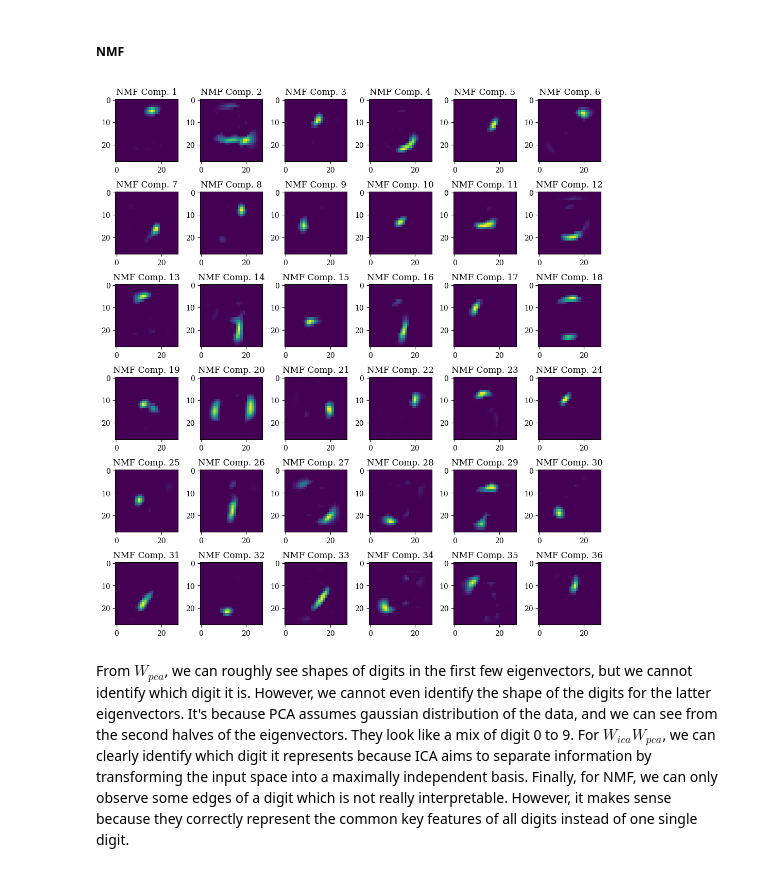
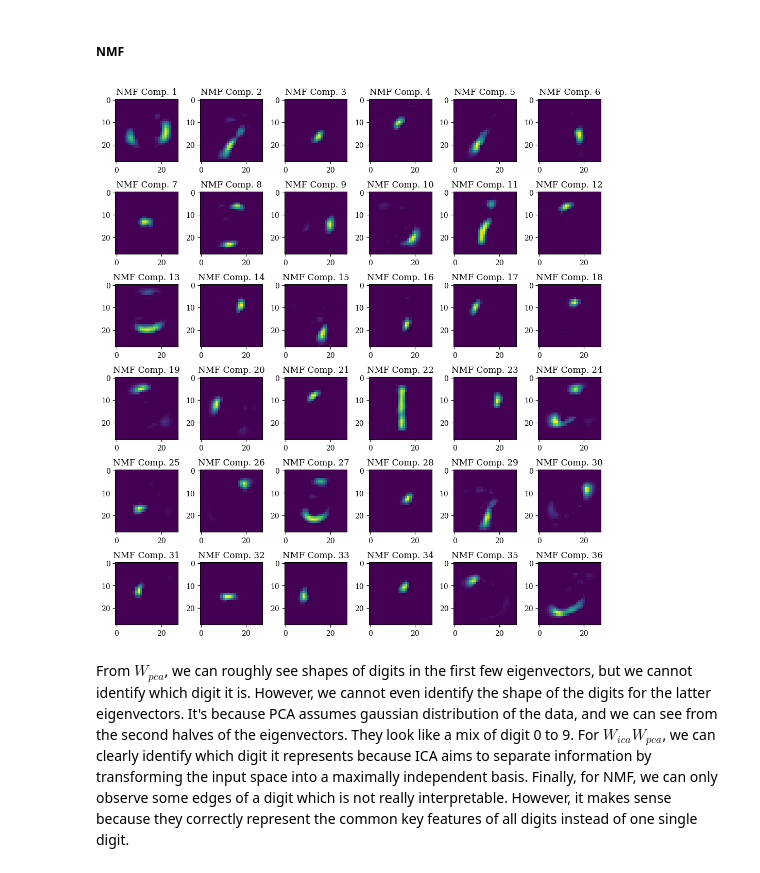
Before and after one commit to hongbozheng/machine-learning-signal-processing, a Jupyter notebook: problem_set_2/CS_545_Problem_Set_2_Zheng_Hongbo.ipynb, the cells around one changed output. Cells and saved outputs as stored; diff of their text form; code cells hidden in the pictures.

```diff
--- a/problem_set_2/CS_545_Problem_Set_2_Zheng_Hongbo.ipynb
+++ b/problem_set_2/CS_545_Problem_Set_2_Zheng_Hongbo.ipynb
@@ -19,7 +19,7 @@ class PCA():
         return X_mean_center
 
     def fit_transform(self, X: numpy.ndarray) -> tuple[numpy.ndarray, numpy.ndarray]:
-        _, X_mean_center = self._X_mean(X=X)
+        X_mean_center = self._X_mean(X=X)
         C = numpy.cov(m=X_mean_center, rowvar=True, bias=False)
         eigenvals, eigenvecs = scipy.linalg.eig(a=C)
         eigenval_indices = numpy.argsort(a=eigenvals)[::-1]
@@ -63,12 +64,12 @@ class NMF():
         self.num_components = num_components
         return
 
-    def fit_transform(self, X: numpy.ndarray, max_iters: int=500, tol: float=1e-5) -> numpy.ndarray:
+    def fit_transform(self, X: numpy.ndarray, tol: float=1e-5) -> numpy.ndarray:
         num_features, num_samples = X.shape
         W = numpy.random.rand(num_features, self.num_components)
         H = numpy.random.rand(self.num_components, num_samples)
 
-        for _ in range(max_iters):
+        while True:
             W_prev = W
             H_prev = H
             W = W * (X@H.T / (W@H@H.T + 1e-6))
@@ -380,23 +381,23 @@ matplotlib.pyplot.show()
 ##### NMF
 # %%
 nmf = NMF(num_components=36)
-W, H = nmf.fit_transform(X=digits)
+W, H = nmf.fit_transform(X=digits, tol=1e-1)
 
 matplotlib.pyplot.rc('font', family='serif')
 fig, axs = matplotlib.pyplot.subplots(6, 6, figsize=(10, 15))
 matplotlib.pyplot.subplots_adjust(left=0.05, right=0.95, bottom=0.05, top=0.95, wspace=0.0, hspace=-0.75)
 
 idx = 0
 for i in range(6):
     for j in range(6):
         axs[i, j].imshow(X=numpy.reshape(a=W[:, idx], newshape=(28, 28), order='F'))
         axs[i, j].set_title(rf"NMF Comp. {idx+1}")
         idx += 1
 
 matplotlib.pyplot.tight_layout()
 matplotlib.pyplot.show()
 # %% [output]
-[figure, old version]
+[figure, new version]
 # %% [markdown]
 From $W_{pca}$, we can roughly see shapes of digits in the first few eigenvectors, but we cannot identify which digit it is. However, we cannot even identify the shape of the digits for the latter eigenvectors. It's because PCA assumes gaussian distribution of the data, and we can see from the second halves of the eigenvectors. They look like a mix of digit 0 to 9. For $W_{ica}W_{pca}$, we can clearly identify which digit it represents because ICA aims to separate information by transforming the input space into a maximally independent basis. Finally, for NMF, we can only observe some edges of a digit which is not really interpretable. However, it makes sense because they correctly represent the common key features of all digits instead of one single digit.
 # %% [markdown]
```
Also changed, not shown: parts of 2 cells of this notebook.
